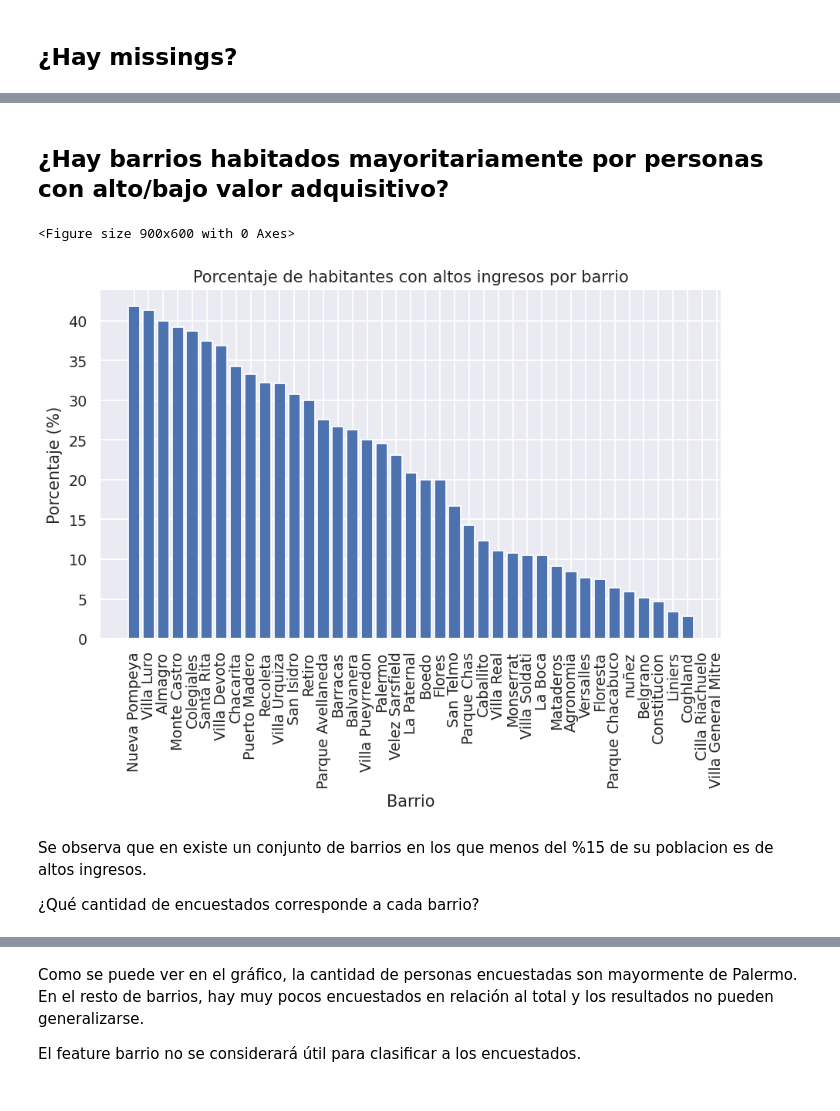
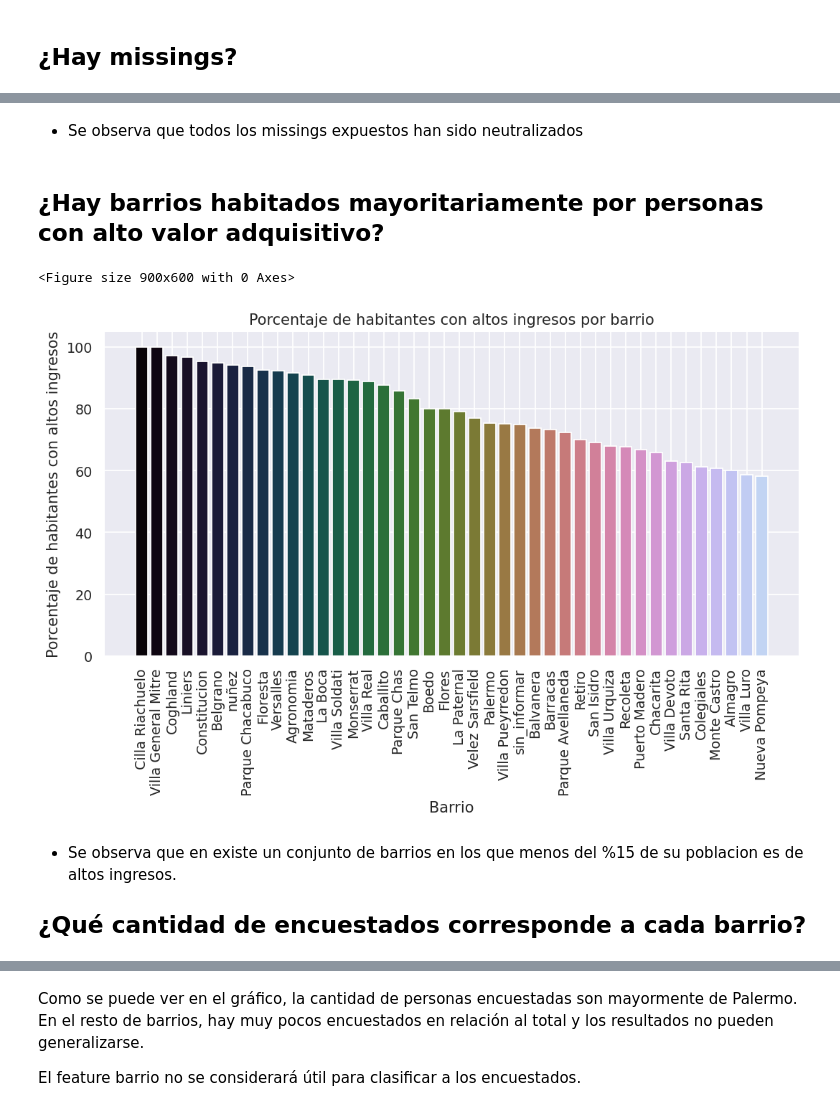
Before and after one commit to TomasArrachea/TP-Organizacion-de-Datos, a Jupyter notebook: informe.ipynb, the cells around one changed output, grey strips where cells are left out. Cells and saved outputs as stored; diff of their text form; code cells hidden in the pictures.

Commit message:
organizo la parte de tratamiento de missings

```diff
--- a/informe.ipynb
+++ b/informe.ipynb
@@ -79,0 +125,5 @@ Name: barrio, dtype: int64
+# %%
+df['barrio'] = df['barrio'].replace(np.nan, 'sin_informar')
+df['categoria_de_trabajo'] = df['categoria_de_trabajo'].replace(np.nan, 'sin_informar')
+df['trabajo'] = df['trabajo'].replace(np.nan, 'sin_informar')
+df.loc[df['categoria_de_trabajo'] == 'sin_trabajo', ['trabajo']] = 'sin_trabajo'
@@ -80,30 +147,32 @@ Name: barrio, dtype: int64
+# %% [markdown]
+- Se observa que todos los missings expuestos han sido neutralizados
 # %% [markdown]
-## ¿Hay barrios habitados mayoritariamente por personas con alto/bajo valor adquisitivo?
+## ¿Hay barrios habitados mayoritariamente por personas con alto valor adquisitivo?
 # %%
 plt.figure(dpi=150)
 
 df_total = df
-df_filtrado = df[df['tiene_alto_valor_adquisitivo'] == 1]
+df_filtrado = df[df['tiene_alto_valor_adquisitivo'] == 0]
 
 df_r = (df_filtrado['barrio'].value_counts() / df_total['barrio'].value_counts()).sort_values(ascending=False)
 
-plt.figure(figsize=(6.4*1.3, 4.8), dpi=125)
+plt.figure(figsize=(10, 4.8),dpi=(125))
 
-plt.bar(df_r.index, df_r.values*100)
-plt.ylabel("Porcentaje (%)")
+plt.bar(df_r.index, df_r.values*100, color=sns.color_palette('cubehelix', 50))
+plt.ylabel("Porcentaje de habitantes con altos ingresos")
 plt.xlabel("Barrio")
 plt.title('Porcentaje de habitantes con altos ingresos por barrio')
 plt.xticks(rotation=90)
 plt.show()
 
 #PODRÍA SACARSE, NO TIENE SIGNIFICANCIA ESTADISTICA
 # %% [output]
 <Figure size 900x600 with 0 Axes>
-[figure, old version]
+[figure, new version]
 # %% [markdown]
-Se observa que en existe un conjunto de barrios en los que menos del %15 de su poblacion es de altos ingresos.
+- Se observa que en existe un conjunto de barrios en los que menos del %15 de su poblacion es de altos ingresos.
 
-¿Qué cantidad de encuestados corresponde a cada barrio?
+## ¿Qué cantidad de encuestados corresponde a cada barrio?
 # %%
 plt.figure(dpi=150)
 
```
Also changed, not shown: parts of 15 cells of this notebook.
